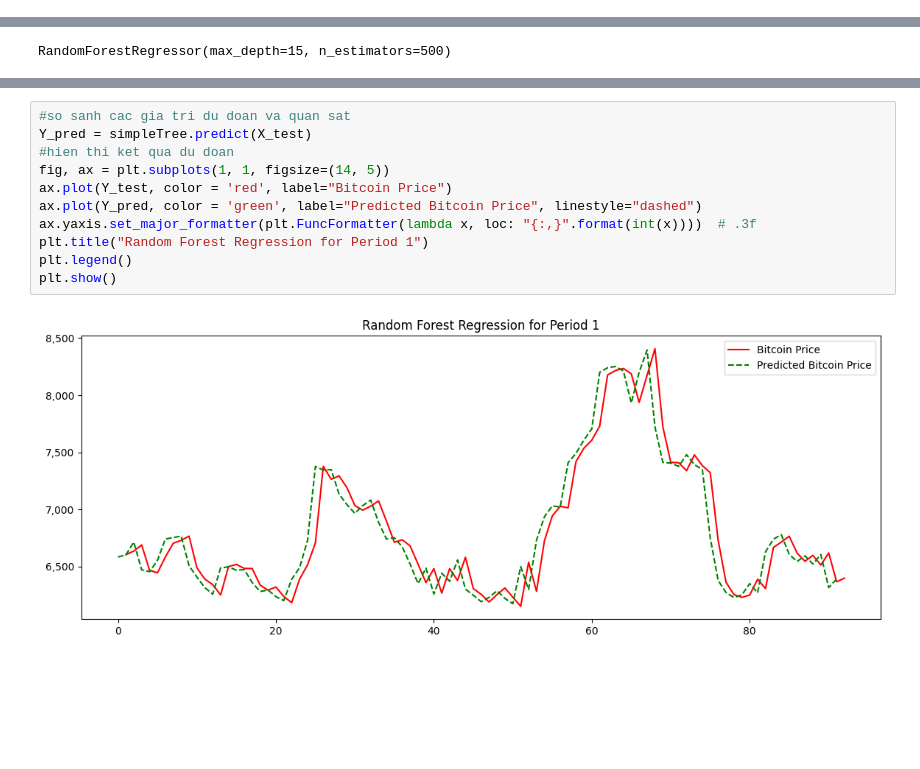
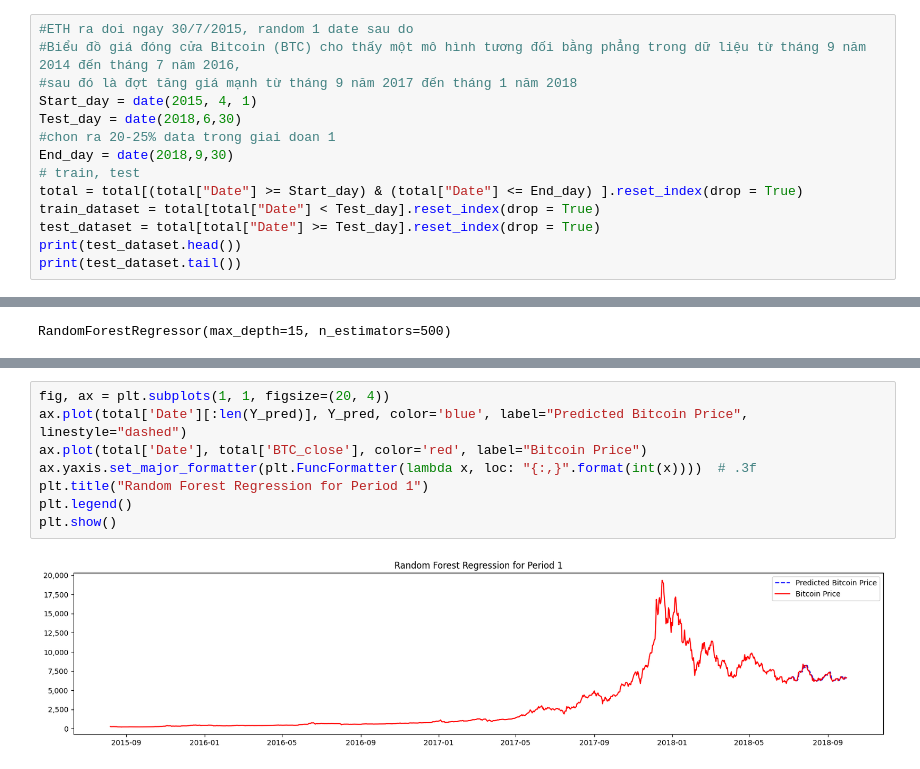
Before and after one commit to lavibula/BitcoinPrediction, a Jupyter notebook: Members/Mlinh/random_forest_period1_ETH.ipynb, the cells around one changed output, grey strips where cells are left out. Drawn from its saved outputs; the diff is of its cells as text; blank space fills up the shorter version.

```diff
--- a/Members/Mlinh/random_forest_period1_ETH.ipynb
+++ b/Members/Mlinh/random_forest_period1_ETH.ipynb
@@ -64,3 +64,17 @@ print(test_dataset.tail())
 92  6569.00  2726.71  24307.18  21811.93
 
 [5 rows x 24 columns]
+# %%
+#ETH ra doi ngay 30/7/2015, random 1 date sau do
+#Biểu đồ giá đóng cửa Bitcoin (BTC) cho thấy một mô hình tương đối bằng phẳng trong dữ liệu từ tháng 9 năm 2014 đến tháng 7 năm 2016,
+#sau đó là đợt tăng giá mạnh từ tháng 9 năm 2017 đến tháng 1 năm 2018
+Start_day = date(2015, 4, 1)
+Test_day = date(2018,6,30)
+#chon ra 20-25% data trong giai doan 1
+End_day = date(2018,9,30)
+# train, test
+total = total[(total["Date"] >= Start_day) & (total["Date"] <= End_day) ].reset_index(drop = True)
+train_dataset = total[total["Date"] < Test_day].reset_index(drop = True)
+test_dataset = total[total["Date"] >= Test_day].reset_index(drop = True)
+print(test_dataset.head())
+print(test_dataset.tail())
@@ -96,13 +141,10 @@ plt.show()
 # %%
-#so sanh cac gia tri du doan va quan sat
-Y_pred = simpleTree.predict(X_test)
-#hien thi ket qua du doan
-fig, ax = plt.subplots(1, 1, figsize=(14, 5))
-ax.plot(Y_test, color = 'red', label="Bitcoin Price")
-ax.plot(Y_pred, color = 'green', label="Predicted Bitcoin Price", linestyle="dashed")
+fig, ax = plt.subplots(1, 1, figsize=(20, 4))
+ax.plot(total['Date'][:len(Y_pred)], Y_pred, color='blue', label="Predicted Bitcoin Price", linestyle="dashed")
+ax.plot(total['Date'], total['BTC_close'], color='red', label="Bitcoin Price")
 ax.yaxis.set_major_formatter(plt.FuncFormatter(lambda x, loc: "{:,}".format(int(x))))  # .3f
 plt.title("Random Forest Regression for Period 1")
 plt.legend()
 plt.show()
 # %% [output]
-[figure, old version]
+[figure, new version]
```
Also changed, not shown: parts of 14 cells of this notebook, 1 other file.
